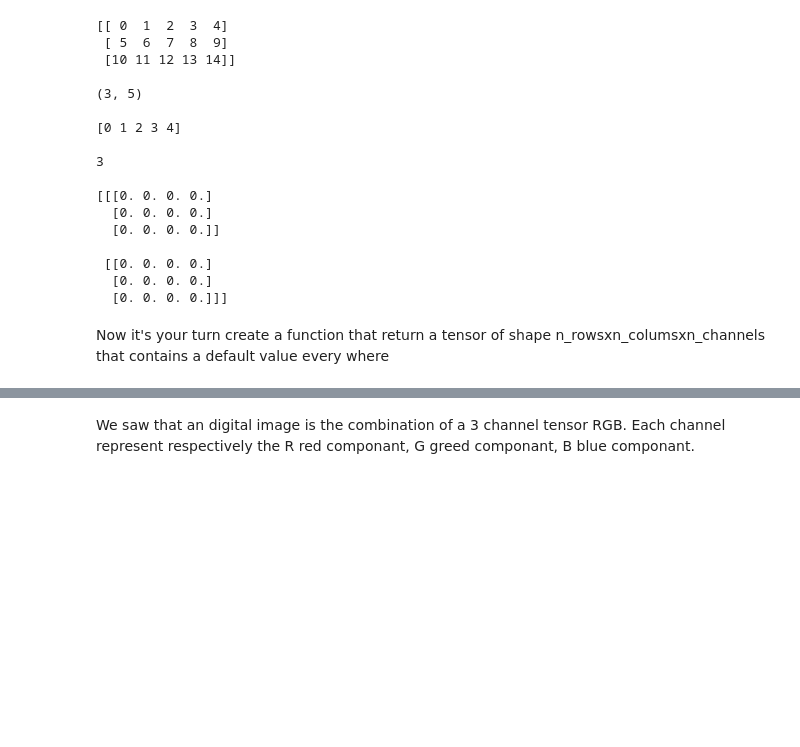
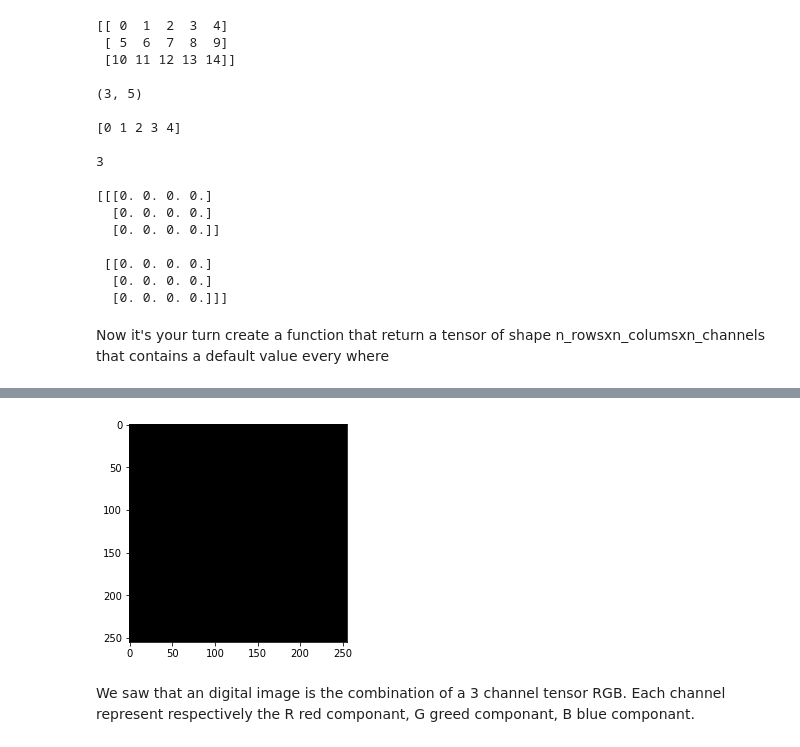
Before and after one commit to DL-ECE/tp2-deeplearningonimages-tikystitch, a Jupyter notebook: convolution.ipynb, the cells around one changed output, grey strips where cells are left out. Cells and saved outputs as stored; diff of their text form; code cells hidden in the pictures; blank space fills up the shorter version.

```diff
--- a/convolution.ipynb
+++ b/convolution.ipynb
@@ -129,3 +131,7 @@ def plot_one_tensor(image_tensor: np.array):
+# %%
+plot_one_tensor(black_like)
+# %% [output]
+[figure, added]
 # %% [markdown]
 We saw that an digital image is the combination of a 3 channel tensor RGB.
 Each channel represent respectively the R red componant, G greed componant, B blue componant.
```
Also changed, not shown: parts of 18 cells of this notebook.
